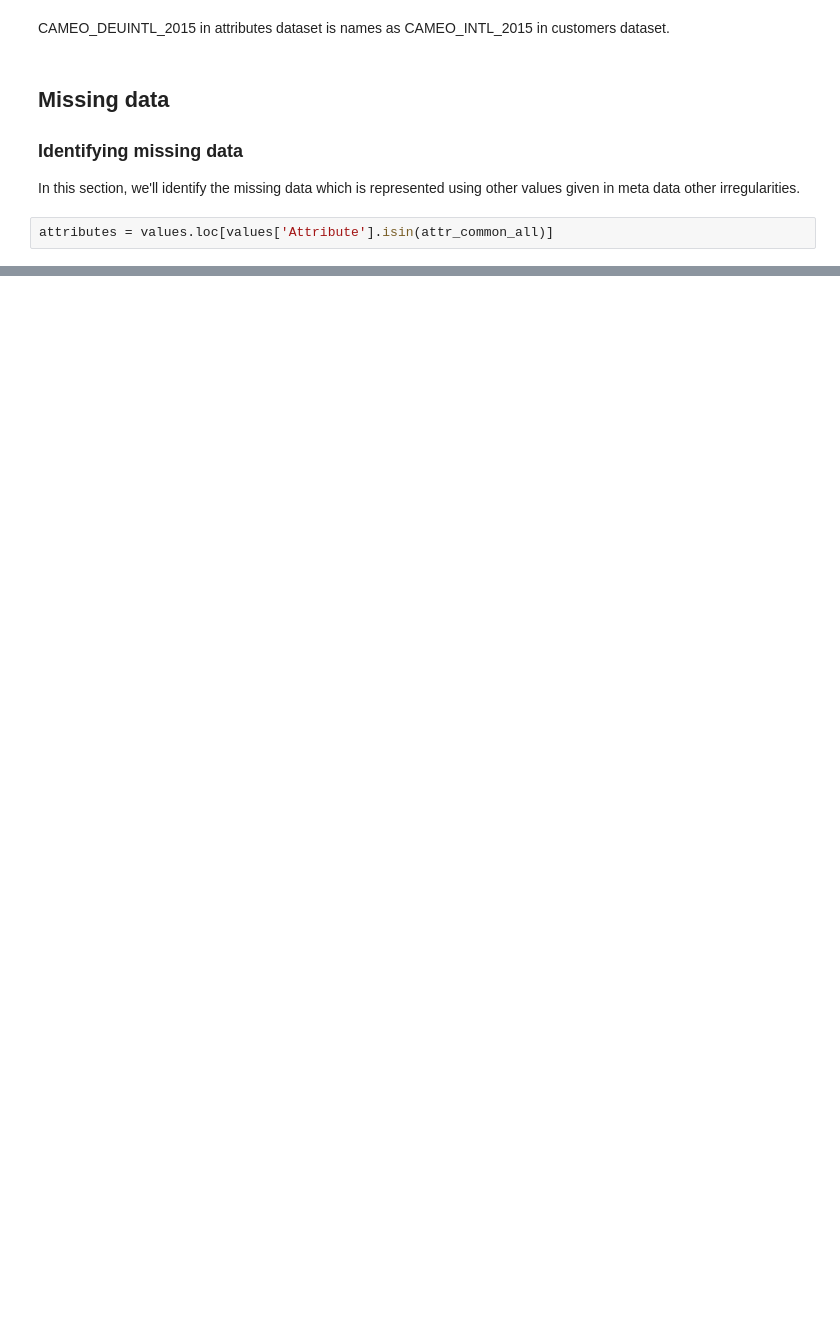
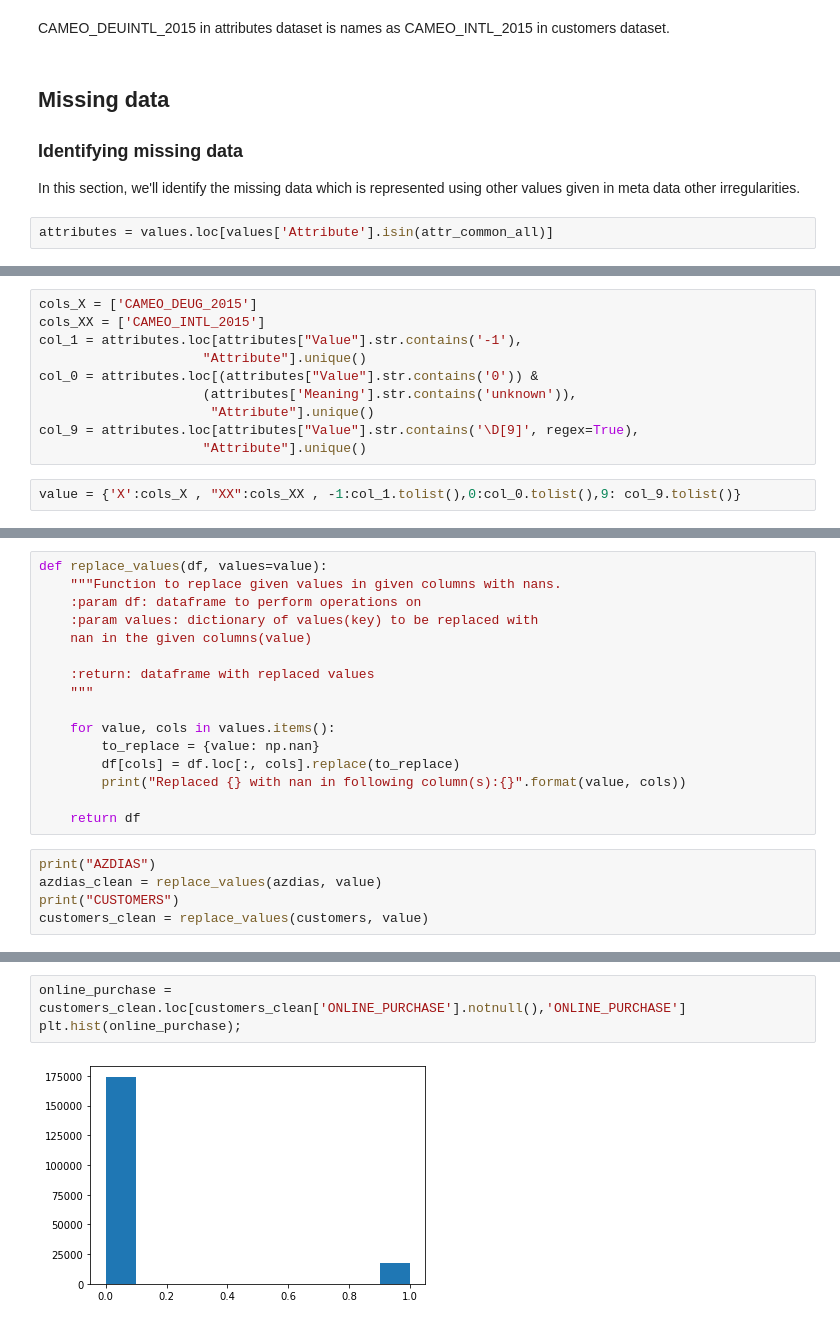
Before and after one commit to AhmadAbdElhameed/Data-Science-Portfolio, a Jupyter notebook: Customer_Segmentation/1_Data_Exploration_and_Preprocessing.ipynb, the cells around one changed output, grey strips where cells are left out. Cells and saved outputs as stored; diff of their text form; blank space fills up the shorter version.

Commit message:
Edit : Adding process and cleaning for data

```diff
--- a/Customer_Segmentation/1_Data_Exploration_and_Preprocessing.ipynb
+++ b/Customer_Segmentation/1_Data_Exploration_and_Preprocessing.ipynb
@@ -224,0 +291,12 @@ attributes = values.loc[values['Attribute'].isin(attr_common_all)]
+# %%
+cols_X = ['CAMEO_DEUG_2015']
+cols_XX = ['CAMEO_INTL_2015']
+col_1 = attributes.loc[attributes["Value"].str.contains('-1'),
+                     "Attribute"].unique()
+col_0 = attributes.loc[(attributes["Value"].str.contains('0')) &
+                     (attributes['Meaning'].str.contains('unknown')),
+                      "Attribute"].unique()
+col_9 = attributes.loc[attributes["Value"].str.contains('\D[9]', regex=True),
+                     "Attribute"].unique()
+# %%
+value = {'X':cols_X , "XX":cols_XX , -1:col_1.tolist(),0:col_0.tolist(),9: col_9.tolist()}
@@ -224,0 +323,21 @@ attributes = values.loc[values['Attribute'].isin(attr_common_all)]
+# %%
+def replace_values(df, values=value):
+    """Function to replace given values in given columns with nans.
+    :param df: dataframe to perform operations on
+    :param values: dictionary of values(key) to be replaced with
+    nan in the given columns(value)
+
+    :return: dataframe with replaced values
+    """
+
+    for value, cols in values.items():
+        to_replace = {value: np.nan}
+        df[cols] = df.loc[:, cols].replace(to_replace)
+        print("Replaced {} with nan in following column(s):{}".format(value, cols))
+
+    return df
+# %%
+print("AZDIAS")
+azdias_clean = replace_values(azdias, value)
+print("CUSTOMERS")
+customers_clean = replace_values(customers, value)
@@ -224,0 +368,5 @@ attributes = values.loc[values['Attribute'].isin(attr_common_all)]
+# %%
+online_purchase = customers_clean.loc[customers_clean['ONLINE_PURCHASE'].notnull(),'ONLINE_PURCHASE']
+plt.hist(online_purchase);
+# %% [output]
+[figure, added]
```
Also changed, not shown: parts of 71 cells of this notebook.
